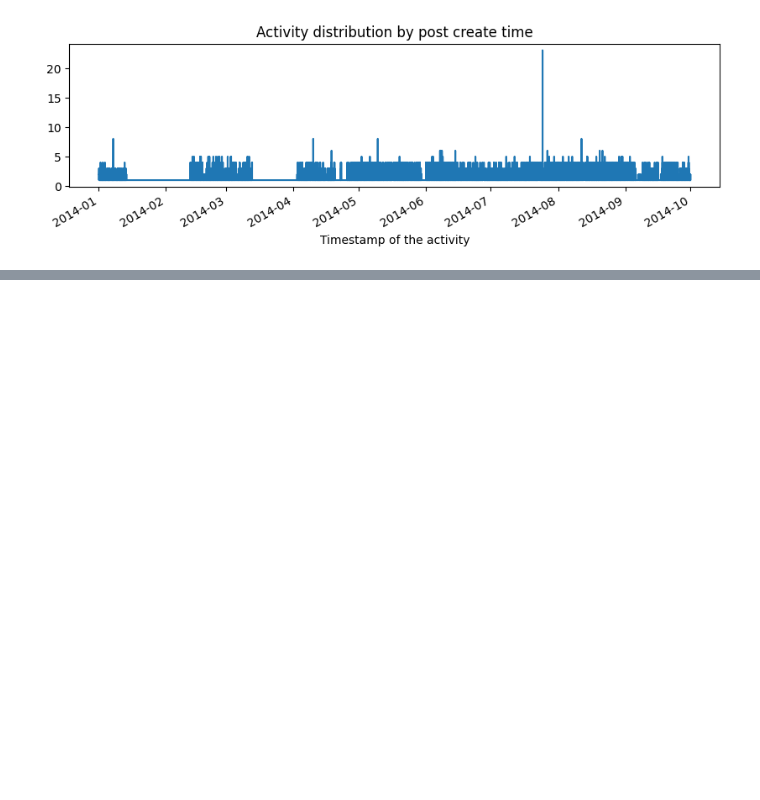
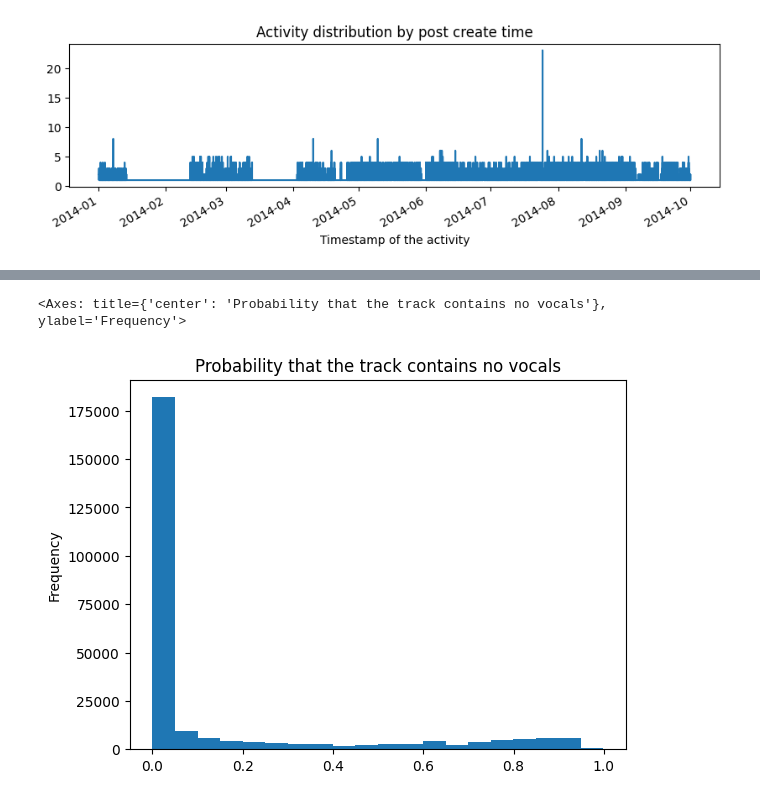
Before and after one commit to RobertDeLaCruzNEU/CS7180-Final, a Jupyter notebook: notebooks/eda/explore-dataset.ipynb, the cells around one changed output, grey strips where cells are left out. Saved outputs shown, nothing was run; the diff lists cells and outputs as text; code cells hidden in the pictures; blank space fills up the shorter version.

```diff
--- a/notebooks/eda/explore-dataset.ipynb
+++ b/notebooks/eda/explore-dataset.ipynb
@@ -244,0 +71,5 @@ context.groupby('Timestamp of the activity').size().plot(figsize=(10,2.5), title
+# %%
+context['Probability that the track contains no vocals'].plot.hist(bins=20, title='Probability that the track contains no vocals')
+# %% [output]
+<Axes: title={'center': 'Probability that the track contains no vocals'}, ylabel='Frequency'>
+[figure, added]
```
Also changed, not shown: parts of 8 cells of this notebook, 2 other files.
